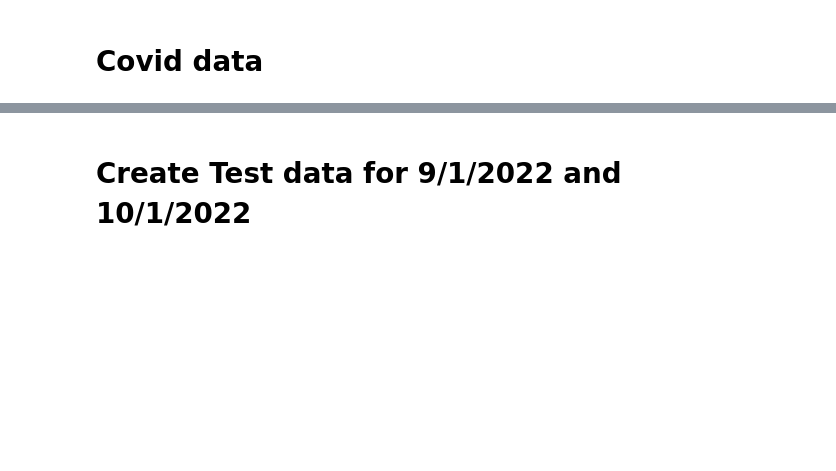
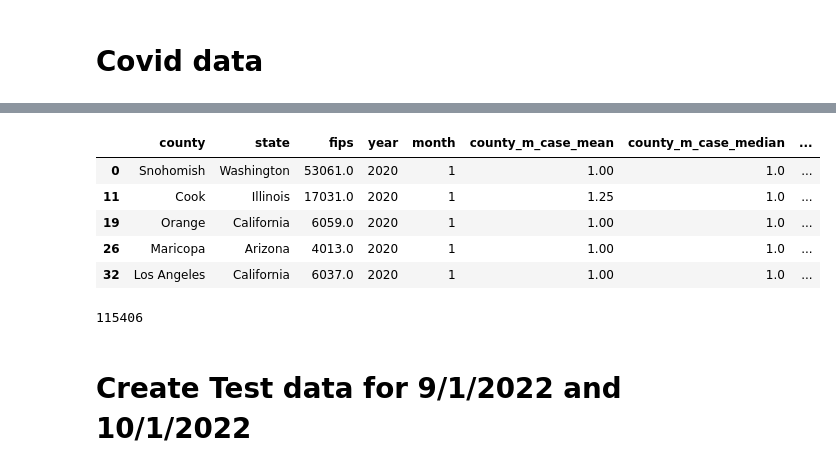
Before and after one commit to Joheun-Kang/microb, a Jupyter notebook: notebook/microb.ipynb, the cells around one changed output, grey strips where cells are left out. Drawn from its saved outputs; the diff is of its cells as text; code cells hidden in the pictures; blank space fills up the shorter version.

Commit message:
covid data clean

```diff
--- a/notebook/microb.ipynb
+++ b/notebook/microb.ipynb
@@ -166,3 +166,8 @@ d.head()
 p6_m_mcrob_density may needed : most buisness takes 6 month to open
 # %% [markdown]
 # Covid data
+# %%
+covid_20.head()
+df_covid = pd.concat([covid_20,covid_21,covid_22,covid_23,covid_recent],axis = 0)
+print(len(df_covid))
+df_covid.head()
@@ -169,3 +224,23 @@ p6_m_mcrob_density may needed : most buisness takes 6 month to open
+# %%
+CovidData= Covid(df_covid)
+CovidData.change_to_datetime()
+CovidData.get_y_m()
+CovidData.merge_case_death()
+CovidData.drop_cols()
+df_covid1 = CovidData.get_data()
+# %%
+df_covid1.head()
+# %% [output]
+|  | county | state | fips | year | month | county_m_case_mean | county_m_case_median | ... |
+| 0 | Snohomish | Washington | 53061.0 | 2020 | 1 | 1.00 | 1.0 | ... |
+| 11 | Cook | Illinois | 17031.0 | 2020 | 1 | 1.25 | 1.0 | ... |
+| 19 | Orange | California | 6059.0 | 2020 | 1 | 1.00 | 1.0 | ... |
+| 26 | Maricopa | Arizona | 4013.0 | 2020 | 1 | 1.00 | 1.0 | ... |
+| 32 | Los Angeles | California | 6037.0 | 2020 | 1 | 1.00 | 1.0 | ... |
+# %%
+print(len(df_covid1))
+# %% [output]
+115406
 # %% [markdown]
 # Create Test data for 9/1/2022 and 10/1/2022
 # %% [markdown]
```
Also changed, not shown: parts of 2 cells of this notebook.
